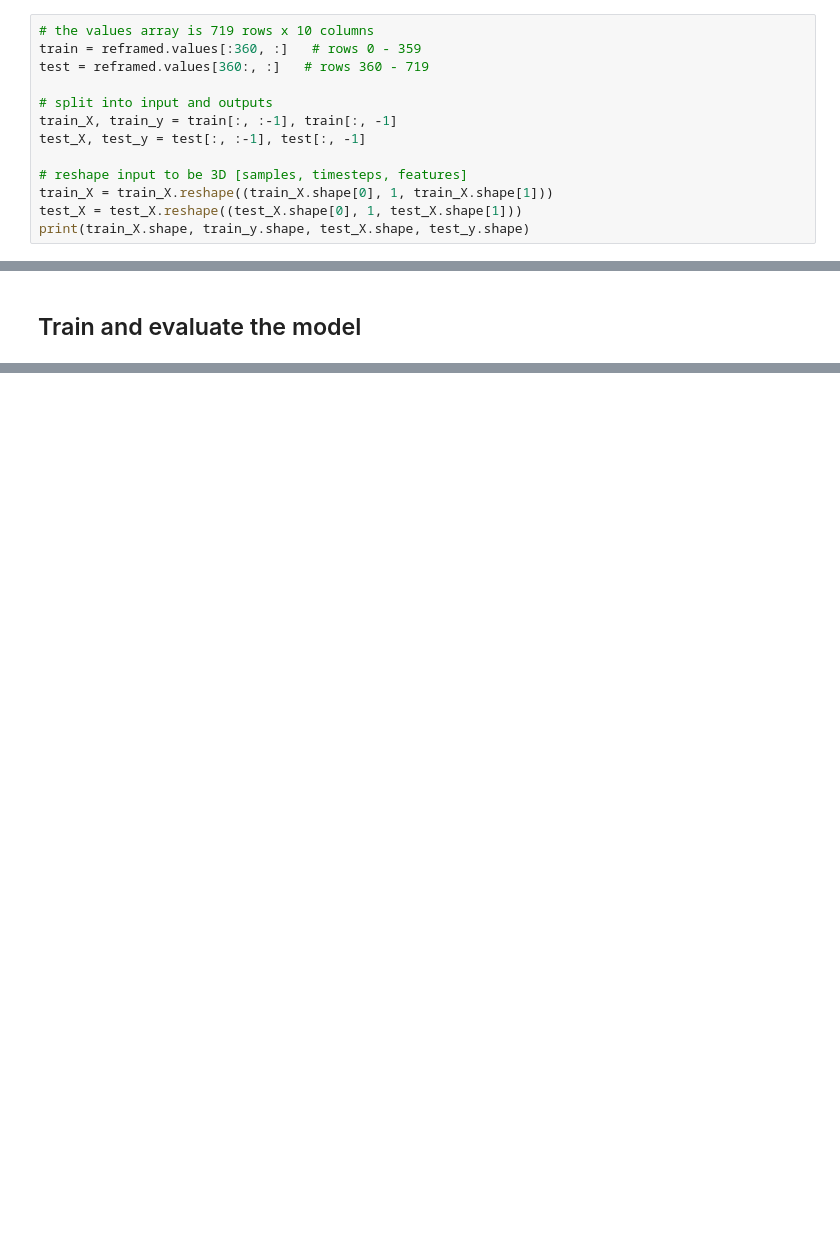
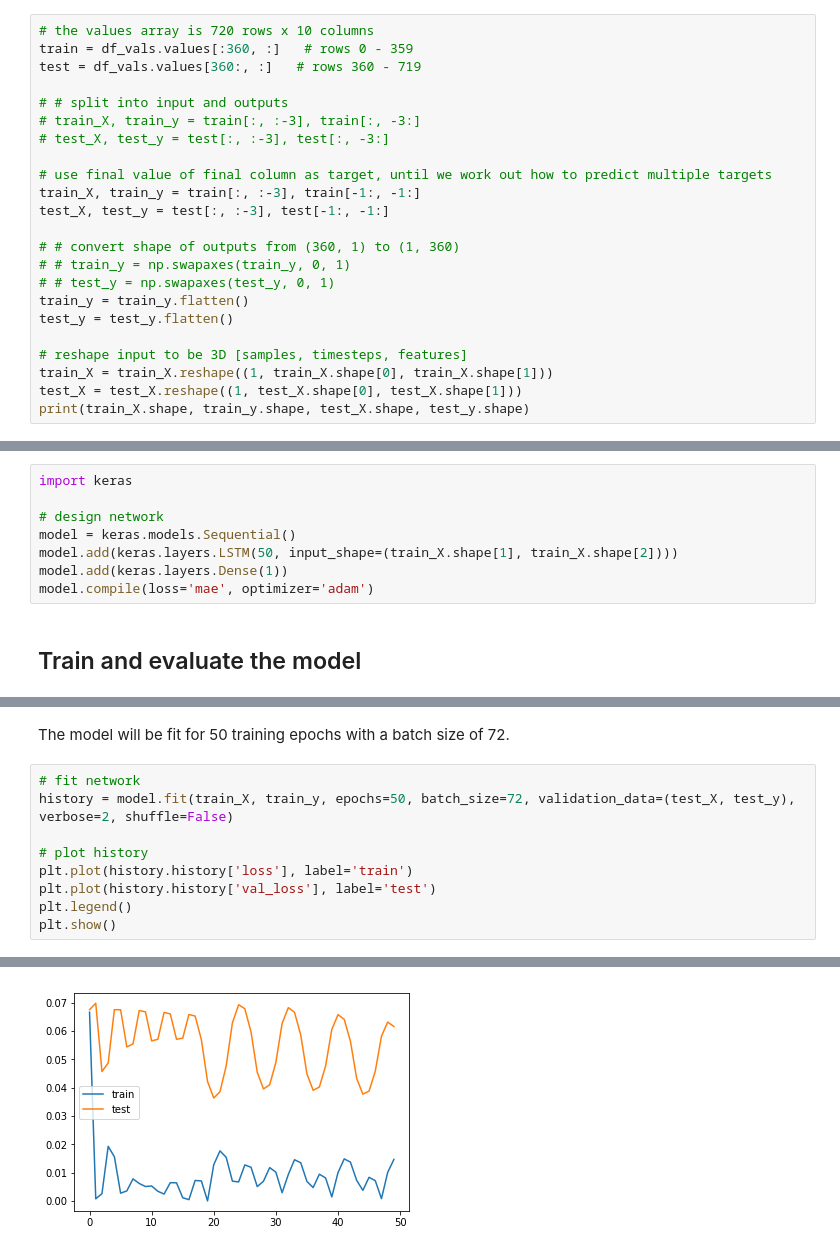
Before and after one commit to monocongo/climate_learn, a Jupyter notebook: notebooks/model_learn_lstm_keras.ipynb, the cells around one changed output, grey strips where cells are left out. Cells and saved outputs as stored; diff of their text form; blank space fills up the shorter version.

```diff
--- a/notebooks/model_learn_lstm_keras.ipynb
+++ b/notebooks/model_learn_lstm_keras.ipynb
@@ -252,15 +209,25 @@ memory usage: 22.5 KB
 # %% [markdown]
 For simplicity we'll start with an even split of 50% for training and 50% for testing.
 # %%
-# the values array is 719 rows x 10 columns
-train = reframed.values[:360, :]   # rows 0 - 359
-test = reframed.values[360:, :]   # rows 360 - 719
+# the values array is 720 rows x 10 columns
+train = df_vals.values[:360, :]   # rows 0 - 359
+test = df_vals.values[360:, :]   # rows 360 - 719
 
-# split into input and outputs
-train_X, train_y = train[:, :-1], train[:, -1]
-test_X, test_y = test[:, :-1], test[:, -1]
+# # split into input and outputs
+# train_X, train_y = train[:, :-3], train[:, -3:]
+# test_X, test_y = test[:, :-3], test[:, -3:]
+
+# use final value of final column as target, until we work out how to predict multiple targets
+train_X, train_y = train[:, :-3], train[-1:, -1:]
+test_X, test_y = test[:, :-3], test[-1:, -1:]
+
+# # convert shape of outputs from (360, 1) to (1, 360)
+# # train_y = np.swapaxes(train_y, 0, 1)
+# # test_y = np.swapaxes(test_y, 0, 1)
+train_y = train_y.flatten()
+test_y = test_y.flatten()
 
 # reshape input to be 3D [samples, timesteps, features]
-train_X = train_X.reshape((train_X.shape[0], 1, train_X.shape[1]))
-test_X = test_X.reshape((test_X.shape[0], 1, test_X.shape[1]))
+train_X = train_X.reshape((1, train_X.shape[0], train_X.shape[1]))
+test_X = test_X.reshape((1, test_X.shape[0], test_X.shape[1]))
 print(train_X.shape, train_y.shape, test_X.shape, test_y.shape)
@@ -380,2 +242,10 @@ predict_input_validation = lambda: get_input(features_validation,
+# %%
+import keras
+
+# design network
+model = keras.models.Sequential()
+model.add(keras.layers.LSTM(50, input_shape=(train_X.shape[1], train_X.shape[2])))
+model.add(keras.layers.Dense(1))
+model.compile(loss='mae', optimizer='adam')
 # %% [markdown]
 ## Train and evaluate the model
@@ -436,0 +252,12 @@ RMSE (on training data):
+# %% [markdown]
+The model will be fit for 50 training epochs with a batch size of 72.
+# %%
+# fit network
+history = model.fit(train_X, train_y, epochs=50, batch_size=72, validation_data=(test_X, test_y), verbose=2, shuffle=False)
+
+# plot history
+plt.plot(history.history['loss'], label='train')
+plt.plot(history.history['val_loss'], label='test')
+plt.legend()
+plt.show()
+# %% [output]
@@ -436,0 +281 @@ RMSE (on training data):
+[figure, added]
```
Also changed, not shown: parts of 30 cells of this notebook.
